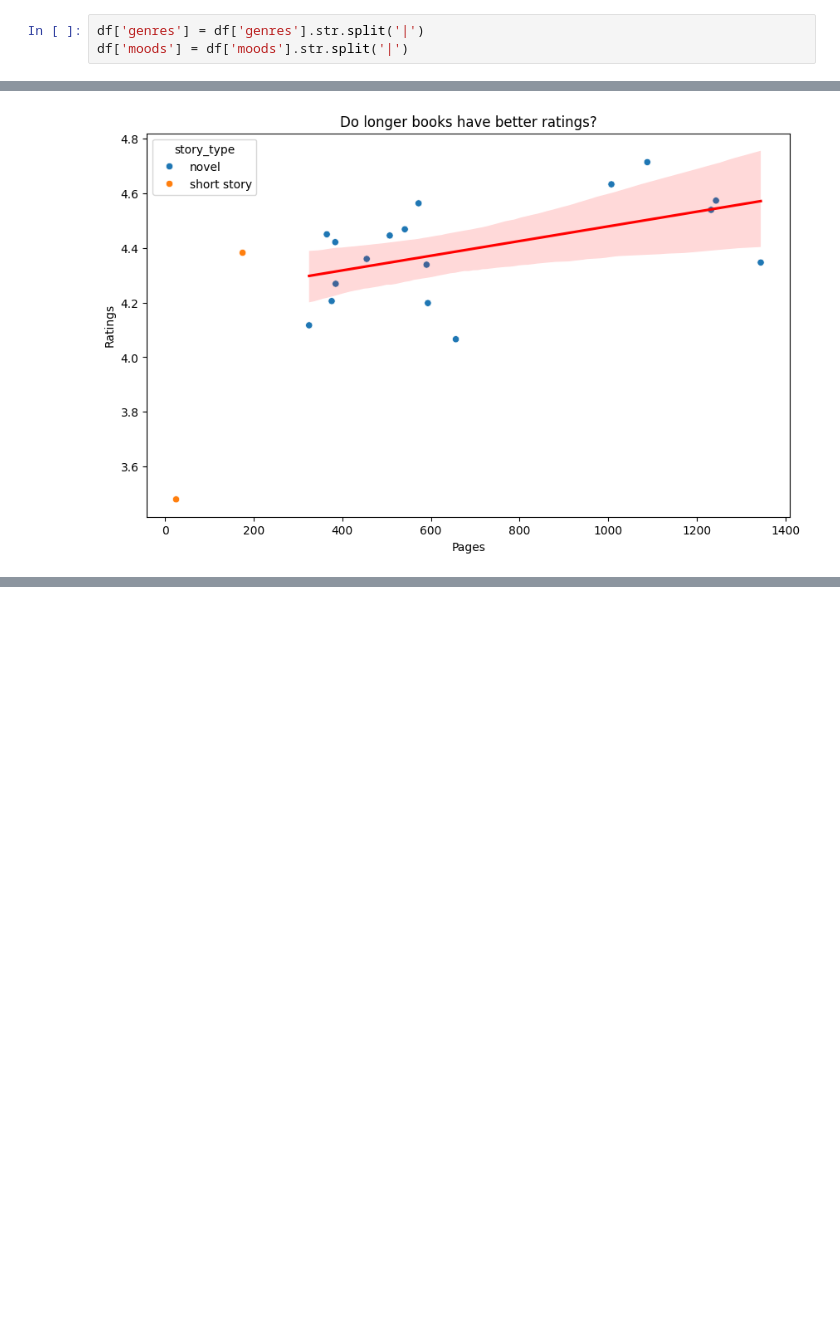
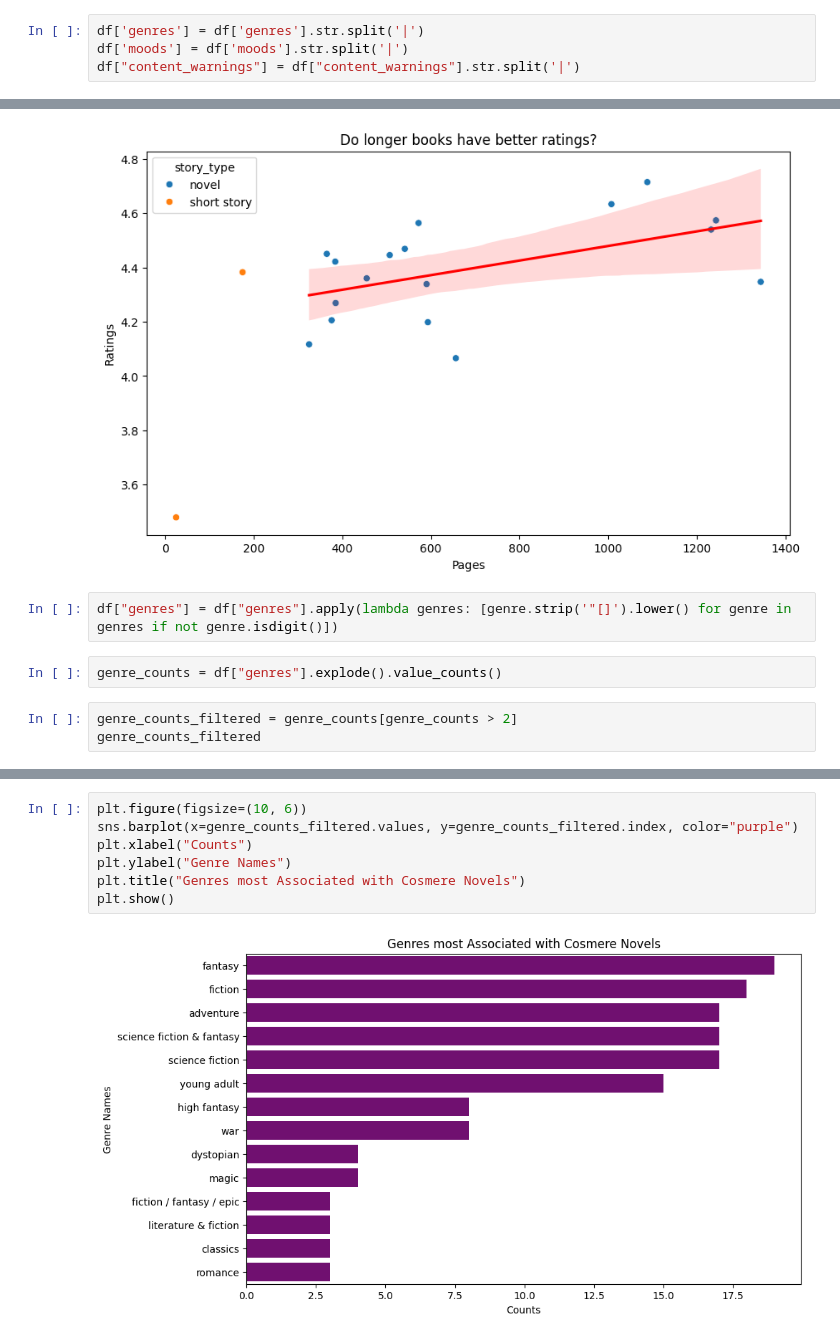
Before and after one commit to VishPetkar13/cosmere-analytics, a Jupyter notebook: notebooks/02_eda.ipynb, the cells around one changed output, grey strips where cells are left out. Drawn from its saved outputs; the diff is of its cells as text; blank space fills up the shorter version.

```diff
--- a/notebooks/02_eda.ipynb
+++ b/notebooks/02_eda.ipynb
@@ -39,6 +39,7 @@ df['has_ebook'] = df['has_ebook'].astype(bool)
 # %%
 df['genres'] = df['genres'].str.split('|')
 df['moods'] = df['moods'].str.split('|')
+df["content_warnings"] = df["content_warnings"].str.split('|')
 # %%
 df[['title', 'genres', 'moods', 'has_audiobook']].head()
 # %% [output]
@@ -146,3 +147,10 @@ plt.title("Do longer books have better ratings?")
 plt.show()
 # %% [output]
 [figure]
+# %%
+df["genres"] = df["genres"].apply(lambda genres: [genre.strip('"[]').lower() for genre in genres if not genre.isdigit()])
+# %%
+genre_counts = df["genres"].explode().value_counts()
+# %%
+genre_counts_filtered = genre_counts[genre_counts > 2]
+genre_counts_filtered
@@ -148,0 +174,9 @@ plt.show()
+# %%
+plt.figure(figsize=(10, 6))
+sns.barplot(x=genre_counts_filtered.values, y=genre_counts_filtered.index, color="purple")
+plt.xlabel("Counts")
+plt.ylabel("Genre Names")
+plt.title("Genres most Associated with Cosmere Novels")
+plt.show()
+# %% [output]
+[figure, added]
```
Also changed, not shown: parts of 8 cells of this notebook.
